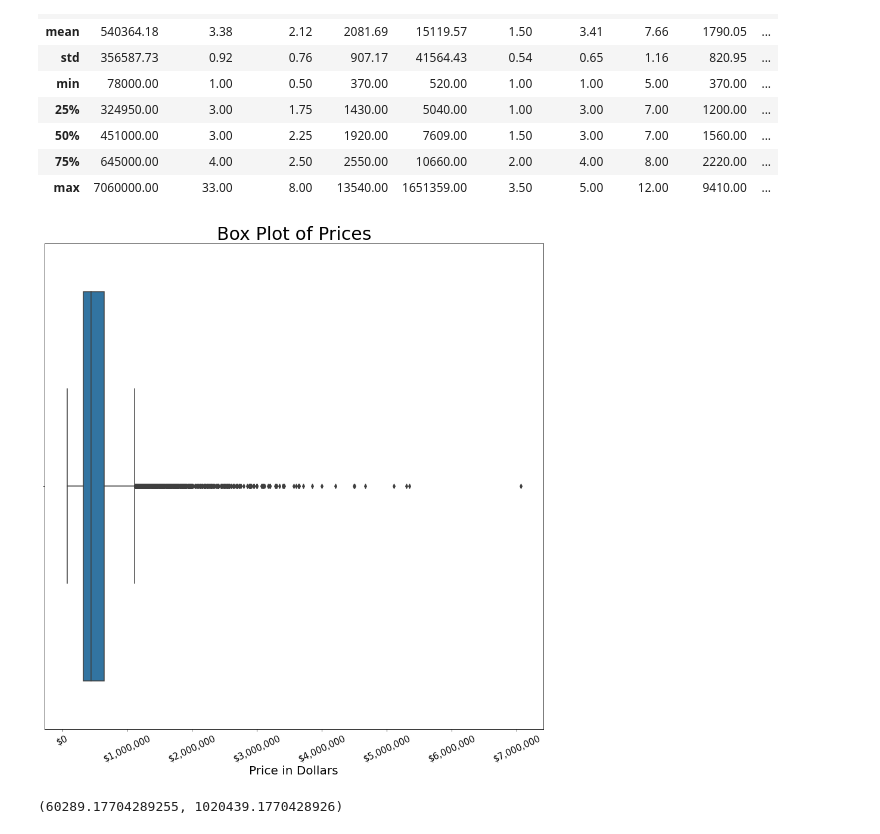
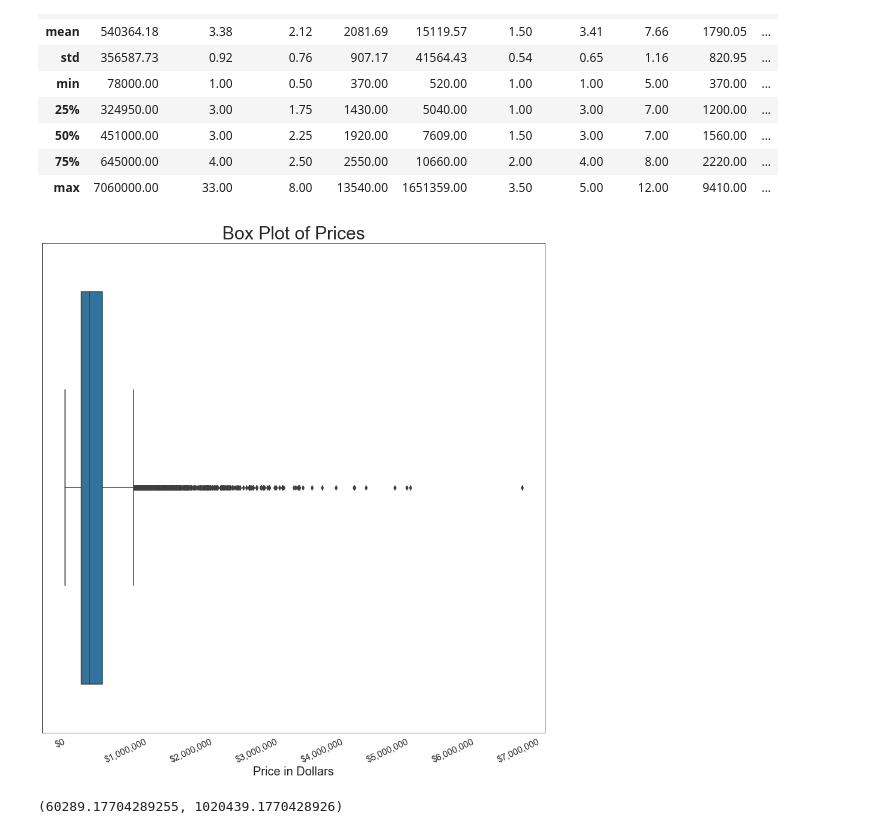
Before and after one commit to anguyen61191/NorthWestCountyProject, a Jupyter notebook: AndyFinalDraft.ipynb, the cells around one changed output. Drawn from its saved outputs; the diff is of its cells as text; code cells hidden in the pictures.

```diff
--- a/AndyFinalDraft.ipynb
+++ b/AndyFinalDraft.ipynb
@@ -403,22 +408,23 @@ df_clean.describe()
 # %%
 # boxplot of price
 # thinking about getting rid of the outlier
+sns.set_style("white")
 
 fig, ax = plt.subplots(figsize = (15, 15))
 sns.boxplot(x= df_clean["price"])
 
 ax.set_title("Box Plot of Prices", fontsize = 30)
 ax.set_xlabel("Price in Dollars", fontsize = 20)
 
 plt.ticklabel_format(style = 'plain', axis = 'x')
 
 plt.xticks(rotation = 25, fontsize = 15)
 
 ax.get_xaxis().set_major_formatter(ticker.FuncFormatter((lambda x, pos: '${:,.0f}'.format(x))))
 
 plt.show()
 # %% [output]
-[figure, old version]
+[figure, new version]
 # %%
 # Got this from Xiaohua Su, Luke Dowker, Jawwad Siddiqui
 # Finding cut-off point: `price` IQR with mean price
```
Also changed, not shown: parts of 30 cells of this notebook, 4 other files.
